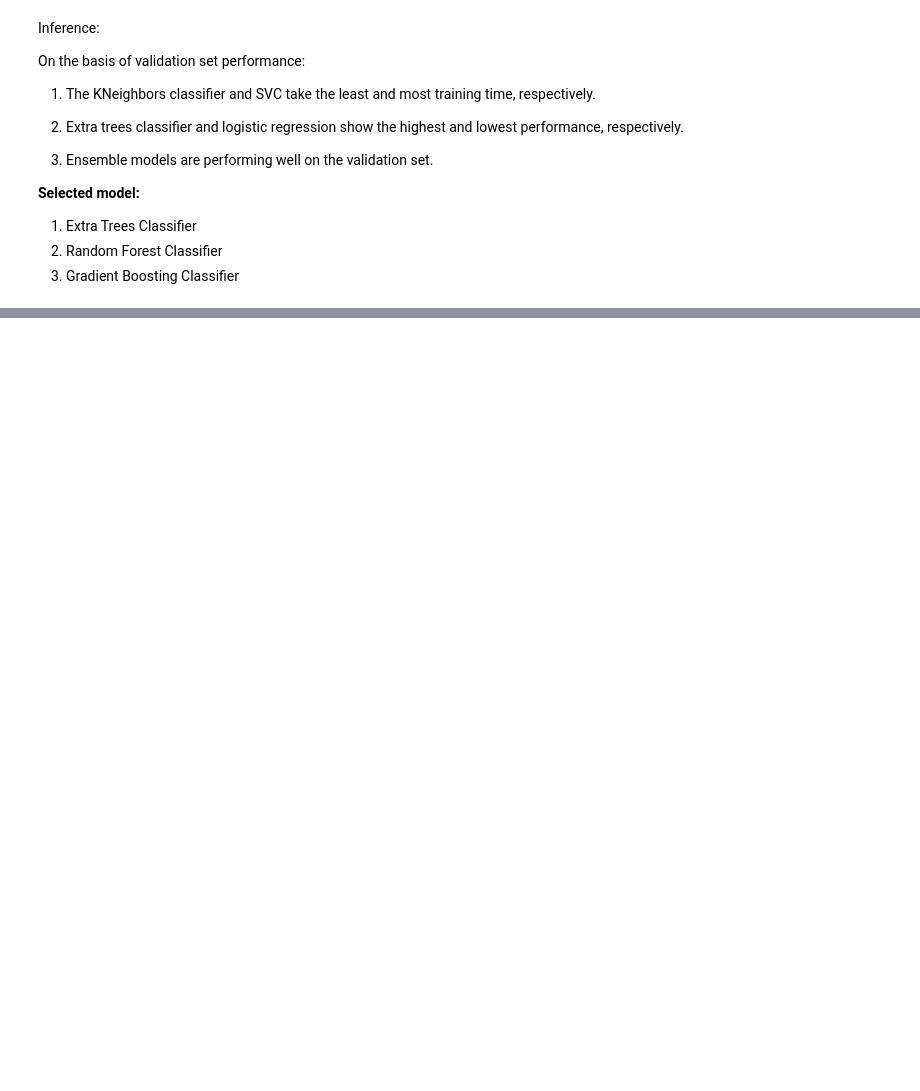
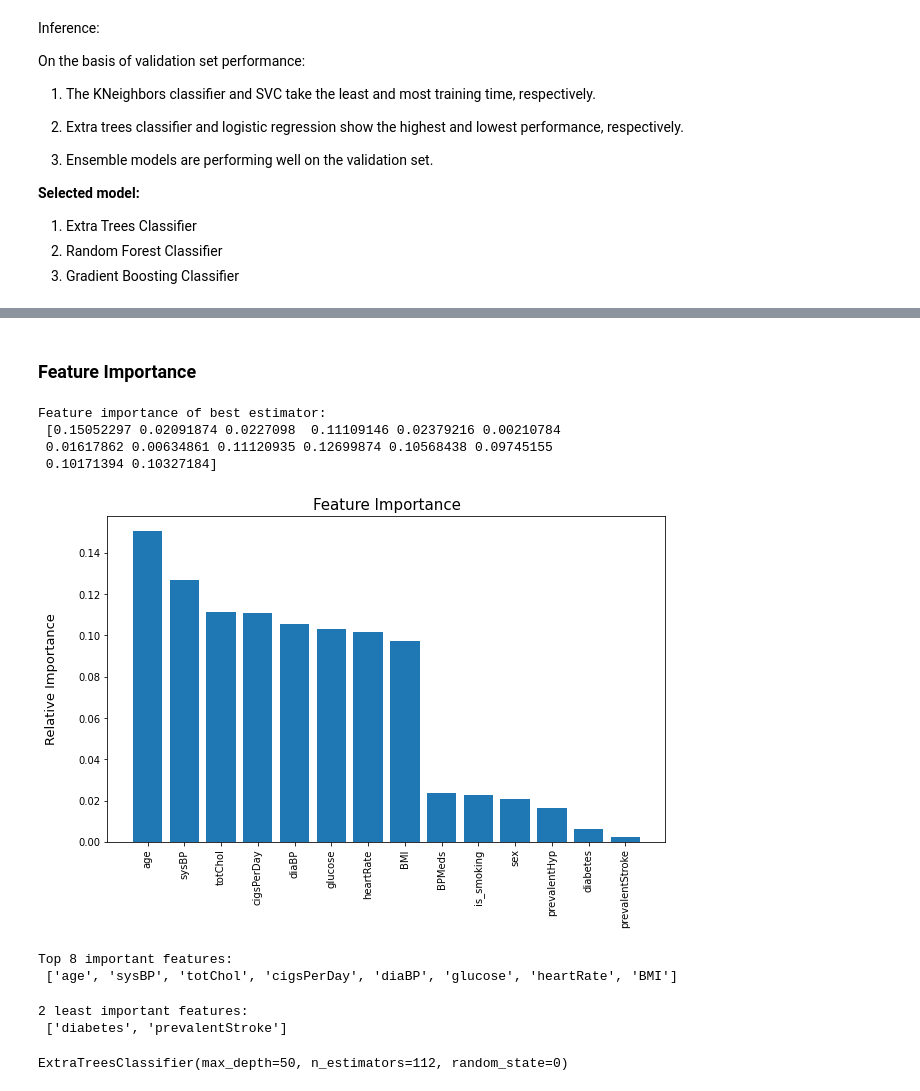
Before and after one commit to Akshadanair/Cardiovascular-Risk-Prediction, a Jupyter notebook: Cardiovascular_Risk_Prediction.ipynb, the cells around one changed output, grey strips where cells are left out. Saved outputs shown, nothing was run; the diff lists cells and outputs as text; code cells hidden in the pictures; blank space fills up the shorter version.

```diff
--- a/Cardiovascular_Risk_Prediction.ipynb
+++ b/Cardiovascular_Risk_Prediction.ipynb
@@ -919,0 +1028,49 @@ compiled = pd.DataFrame(columns = ["Classifier", "Accuracy", "Precision",
+# %% [markdown]
+### **Feature Importance**
+# %%
+#Printing feature importance of best estimator
+print("Feature importance of best estimator: \n", etc_cv.best_estimator_.feature_importances_)
+# %% [output]
+Feature importance of best estimator:
+ [0.15052297 0.02091874 0.0227098  0.11109146 0.02379216 0.00210784
+ 0.01617862 0.00634861 0.11120935 0.12699874 0.10568438 0.09745155
+ 0.10171394 0.10327184]
+# %%
+#Bar chart for feature importance
+importances_ = etc_cv.best_estimator_.feature_importances_
+
+#Returning the index of sorted array (importances)
+indices_ = np.argsort(importances_)[::-1]
+
+#Creating a list of features name
+names_ = [X_train.columns[i] for i in indices_]
+
+#Create plot
+plt.figure(figsize = (10,6))
+
+#Create plot title
+plt.title("Feature Importance", fontsize = 15)
+
+#Add bars
+plt.bar(range(X_train.shape[1]), importances_[indices_])
+
+#Add feature names as x-axis labels
+plt.xticks(range(X_train.shape[1]), names_, rotation = 90)
+plt.ylabel('Relative Importance', labelpad = 20, fontsize = 13)
+
+#Show plot
+plt.show()
+# %% [output]
+[figure, added]
+# %%
+#Get top 8 important features
+print("Top 8 important features: \n", names_[0:8])
+# %% [output]
+Top 8 important features:
+ ['age', 'sysBP', 'totChol', 'cigsPerDay', 'diaBP', 'glucose', 'heartRate', 'BMI']
+# %%
+#Get least important features
+print("2 least important features: \n", names_[-2:])
+# %% [output]
+2 least important features:
+ ['diabetes', 'prevalentStroke']
@@ -919,0 +1081,6 @@ compiled = pd.DataFrame(columns = ["Classifier", "Accuracy", "Precision",
+# %%
+#Clone the GridSearch model with its parameter and fit on reduced dataset
+cloned_model_etc = clone(etc_cv.best_estimator_)
+cloned_model_etc.fit(train_imp_feature_etc, y_train)
+# %% [output]
+ExtraTreesClassifier(max_depth=50, n_estimators=112, random_state=0)
```
Also changed, not shown: parts of 80 cells of this notebook.
